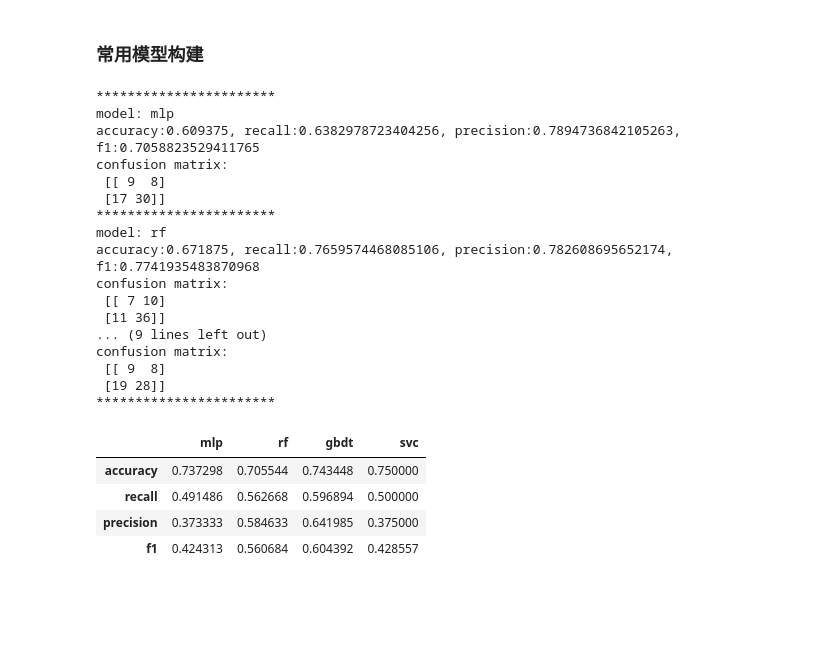
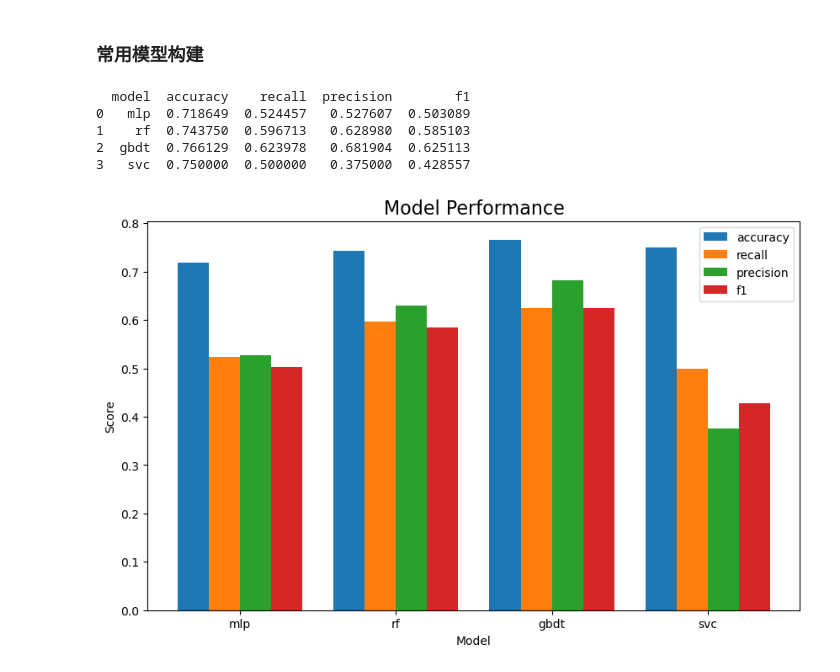
Before and after one commit to xiaofwang/shell-number-prediction, a Jupyter notebook: binary.ipynb, the cells around one changed output. Cells and saved outputs as stored; diff of their text form; code cells hidden in the pictures; blank space fills up the shorter version.

```diff
--- a/binary.ipynb
+++ b/binary.ipynb
@@ -95,35 +66,8 @@ models = {
     'gbdt':gbdt,
     'svc':svc,
 }
-# %%
-from evaluate import model_evaluate
-for name, model in models.items():
-    print('***********************')
-    print(f'model: {name}')
-    model_evaluate(x_resampled, y_resampled, x_test, y_test, model)
-print('***********************')
-# %% [output]
-***********************
-model: mlp
-accuracy:0.609375, recall:0.6382978723404256, precision:0.7894736842105263, f1:0.7058823529411765
-confusion matrix:
- [[ 9  8]
- [17 30]]
-***********************
-model: rf
-accuracy:0.671875, recall:0.7659574468085106, precision:0.782608695652174, f1:0.7741935483870968
-confusion matrix:
- [[ 7 10]
- [11 36]]
-... (9 lines left out)
-confusion matrix:
- [[ 9  8]
- [19 28]]
-***********************
 # %%
-from sklearn.model_selection import cross_validate, StratifiedKFold
-
-skf = StratifiedKFold(n_splits=10,shuffle=True, random_state=2)
+skf = StratifiedKFold(n_splits=10,shuffle=True, random_state=random_state)
 scoring = {
     'accuracy': 'accuracy',
     'recall': 'recall_macro',
@@ -141,11 +85,16 @@ for name, model in models.items():
     eva['f1'] = cv_results['test_f1'].mean()
     results[name] = eva
 
-results_df = pd.DataFrame(results)
-display(results_df)
+results_df = pd.DataFrame(results).T.reset_index()
+results_df.columns = ['model', 'accuracy', 'recall', 'precision', 'f1']
+print(results_df)
 # %% [output]
-|  | mlp | rf | gbdt | svc |
-| accuracy | 0.737298 | 0.705544 | 0.743448 | 0.750000 |
-| recall | 0.491486 | 0.562668 | 0.596894 | 0.500000 |
-| precision | 0.373333 | 0.584633 | 0.641985 | 0.375000 |
-| f1 | 0.424313 | 0.560684 | 0.604392 | 0.428557 |
+  model  accuracy    recall  precision        f1
+0   mlp  0.718649  0.524457   0.527607  0.503089
+1    rf  0.743750  0.596713   0.628980  0.585103
+2  gbdt  0.766129  0.623978   0.681904  0.625113
+3   svc  0.750000  0.500000   0.375000  0.428557
+# %%
+plot_model_metrics(results_df, results_df.columns[1:])
+# %% [output]
+[figure, added]
```
Also changed, not shown: parts of 6 cells of this notebook, 8 other files.
